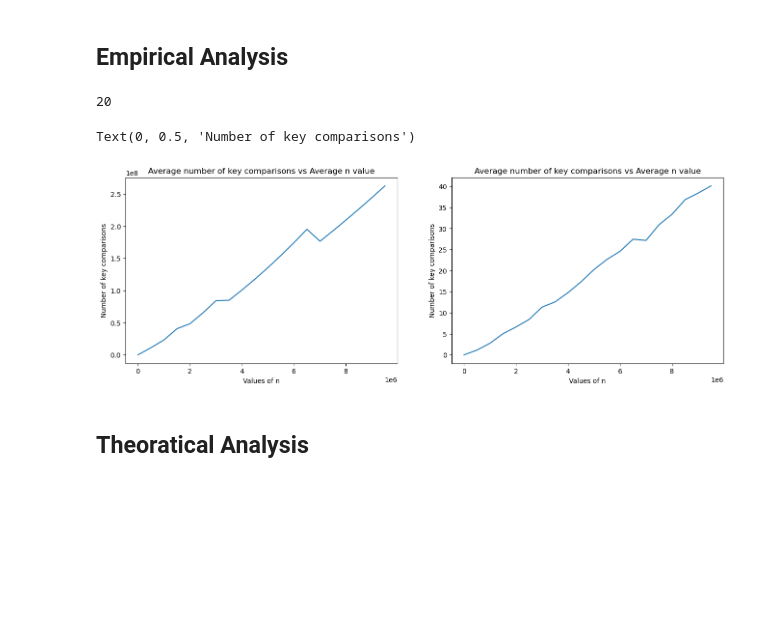
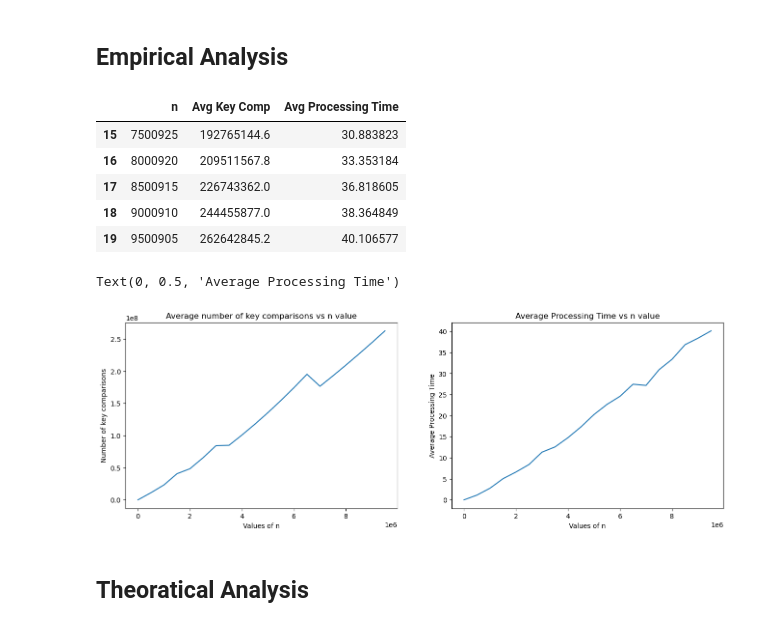
Before and after one commit to jdengoh/SC2001, a Jupyter notebook: Integration of Mergesort and Insertion Sort/src/Untitled.ipynb, the cells around one changed output. Saved outputs shown, nothing was run; the diff lists cells and outputs as text; code cells hidden in the pictures; blank space fills up the shorter version.

Commit message:
started the plot for part iii

```diff
--- a/Integration of Mergesort and Insertion Sort/src/Untitled.ipynb
+++ b/Integration of Mergesort and Insertion Sort/src/Untitled.ipynb
@@ -6,28 +6,37 @@ import matplotlib.pyplot as plt
 # Qn C(i)
 # %% [markdown]
 ## Empirical Analysis
+# %%
+fixedS_data = pd.read_csv("../csv_files/fixed_S_results.csv")
+fixedS_data.tail()
+# %% [output]
+|  | n | Avg Key Comp | Avg Processing Time |
+| 15 | 7500925 | 192765144.6 | 30.883823 |
+| 16 | 8000920 | 209511567.8 | 33.353184 |
+| 17 | 8500915 | 226743362.0 | 36.818605 |
+| 18 | 9000910 | 244455877.0 | 38.364849 |
+| 19 | 9500905 | 262642845.2 | 40.106577 |
 # %%
 x1 = fixedS_data['n']
 y1 = fixedS_data['Avg Key Comp']
 y2 = fixedS_data['Avg Processing Time']
 
 #print(len(y1))
 
 fig, axes = plt.subplots(1, 2, figsize=(16, 5))
 
 axes[0].plot(x1, y1)
-axes[0].set_title('Average number of key comparisons vs Average n value')
+axes[0].set_title('Average number of key comparisons vs n value')
 axes[0].set_xlabel('Values of n')
 axes[0].set_ylabel('Number of key comparisons')
 
 axes[1].plot(x1, y2)
-axes[1].set_title('Average number of key comparisons vs Average n value')
+axes[1].set_title('Average Processing Time vs n value')
 axes[1].set_xlabel('Values of n')
-axes[1].set_ylabel('Number of key comparisons')
+axes[1].set_ylabel('Average Processing Time')
 # %% [output]
-20
+Text(0, 0.5, 'Average Processing Time')
-Text(0, 0.5, 'Number of key comparisons')
-[figure, old version]
+[figure, new version]
 # %% [markdown]
 ## Theoratical Analysis
 # %% [markdown]
```
Also changed, not shown: parts of 4 cells of this notebook.
